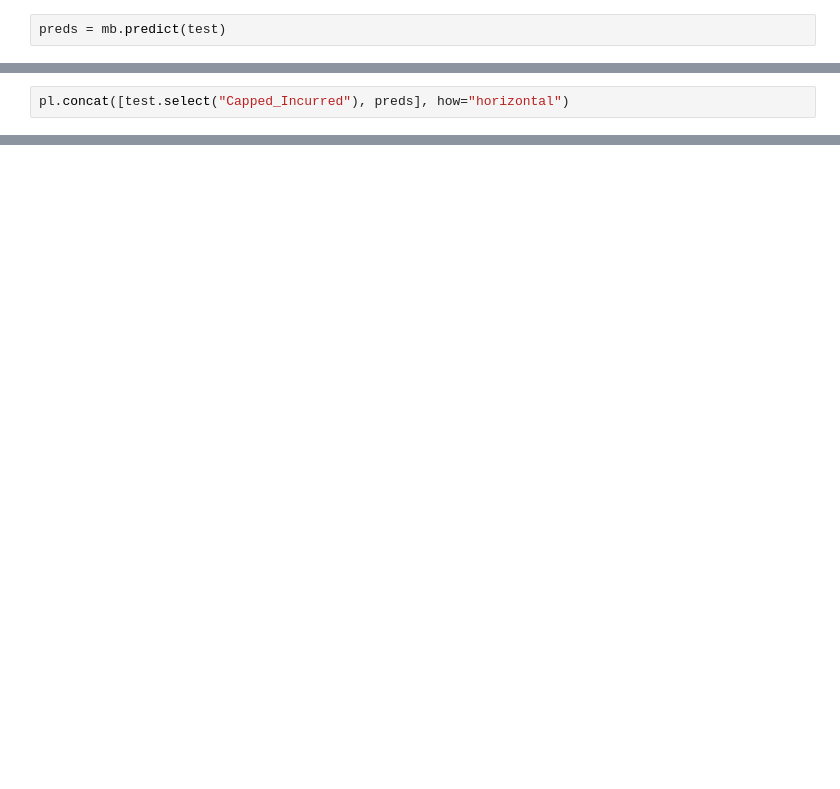
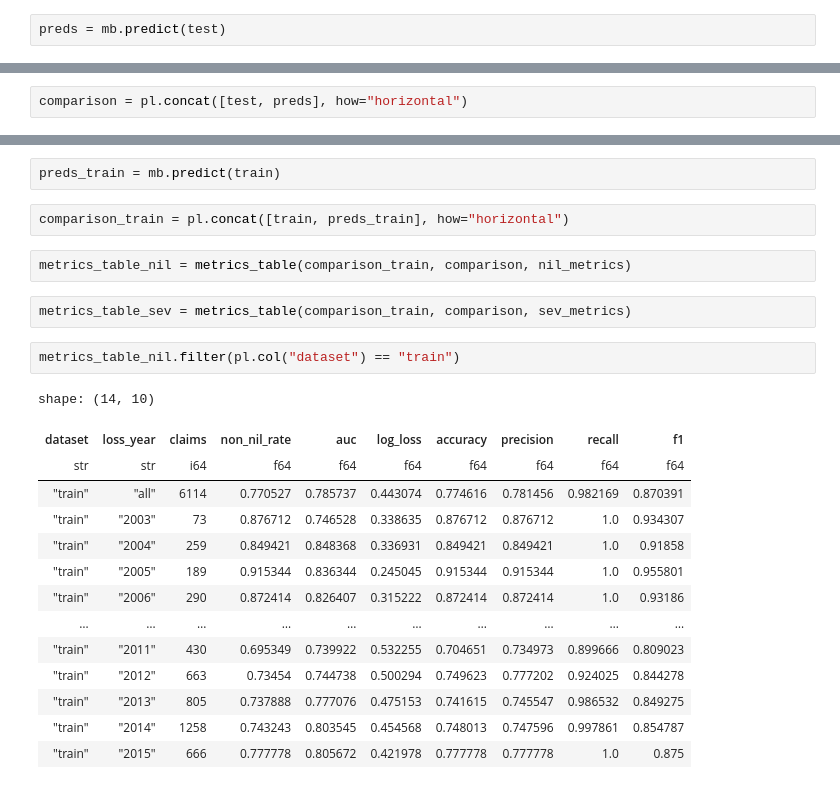
Before and after one commit to John2Wragg/Practice_Solution, a Jupyter notebook: Model_Evaluation/model_eval_test.ipynb, the cells around one changed output, grey strips where cells are left out. Drawn from its saved outputs; the diff is of its cells as text; blank space fills up the shorter version.

```diff
--- a/Model_Evaluation/model_eval_test.ipynb
+++ b/Model_Evaluation/model_eval_test.ipynb
@@ -29,2 +46,2 @@ shape: (1_529, 4)
 # %%
-pl.concat([test.select("Capped_Incurred"), preds], how="horizontal")
+comparison = pl.concat([test, preds], how="horizontal")
@@ -45,0 +116,25 @@ shape: (1_529, 5)
+# %%
+preds_train = mb.predict(train)
+# %%
+comparison_train = pl.concat([train, preds_train], how="horizontal")
+# %%
+metrics_table_nil = metrics_table(comparison_train, comparison, nil_metrics)
+# %%
+metrics_table_sev = metrics_table(comparison_train, comparison, sev_metrics)
+# %%
+metrics_table_nil.filter(pl.col("dataset") == "train")
+# %% [output]
+shape: (14, 10)
+| dataset | loss_year | claims | non_nil_rate | auc | log_loss | accuracy | precision | recall | f1 |
+| str | str | i64 | f64 | f64 | f64 | f64 | f64 | f64 | f64 |
+| "train" | "all" | 6114 | 0.770527 | 0.785737 | 0.443074 | 0.774616 | 0.781456 | 0.982169 | 0.870391 |
+| "train" | "2003" | 73 | 0.876712 | 0.746528 | 0.338635 | 0.876712 | 0.876712 | 1.0 | 0.934307 |
+| "train" | "2004" | 259 | 0.849421 | 0.848368 | 0.336931 | 0.849421 | 0.849421 | 1.0 | 0.91858 |
+| "train" | "2005" | 189 | 0.915344 | 0.836344 | 0.245045 | 0.915344 | 0.915344 | 1.0 | 0.955801 |
+| "train" | "2006" | 290 | 0.872414 | 0.826407 | 0.315222 | 0.872414 | 0.872414 | 1.0 | 0.93186 |
+| … | … | … | … | … | … | … | … | … | … |
+| "train" | "2011" | 430 | 0.695349 | 0.739922 | 0.532255 | 0.704651 | 0.734973 | 0.899666 | 0.809023 |
+| "train" | "2012" | 663 | 0.73454 | 0.744738 | 0.500294 | 0.749623 | 0.777202 | 0.924025 | 0.844278 |
+| "train" | "2013" | 805 | 0.737888 | 0.777076 | 0.475153 | 0.741615 | 0.745547 | 0.986532 | 0.849275 |
+| "train" | "2014" | 1258 | 0.743243 | 0.803545 | 0.454568 | 0.748013 | 0.747596 | 0.997861 | 0.854787 |
+| "train" | "2015" | 666 | 0.777778 | 0.805672 | 0.421978 | 0.777778 | 0.777778 | 1.0 | 0.875 |
```
Also changed, not shown: parts of 43 cells of this notebook, 1 other file.
